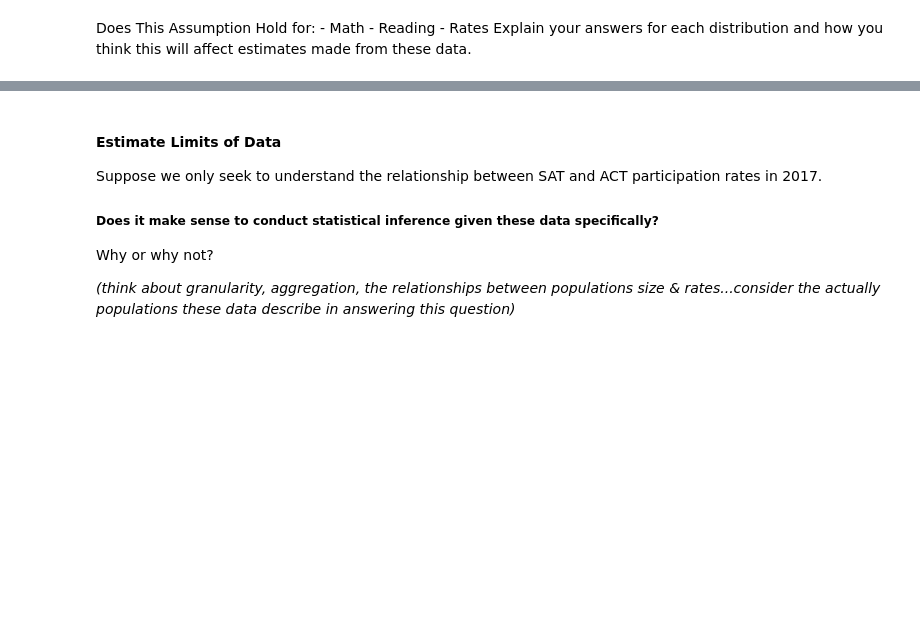
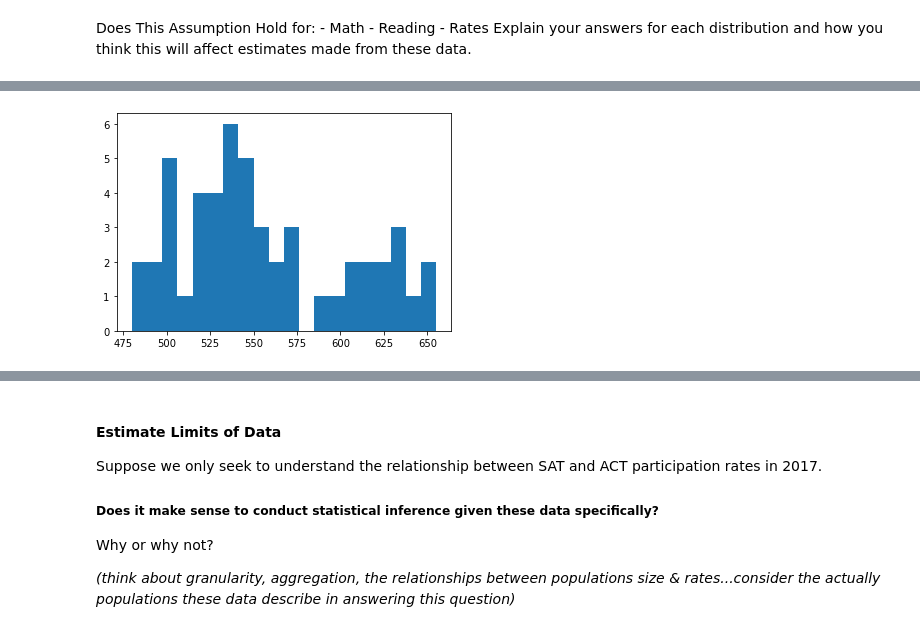
Before and after one commit to makkwokfai/dsiprojects, a Jupyter notebook: project_1/code/SAT & ACT Analysis.ipynb, the cells around one changed output, grey strips where cells are left out. Cells and saved outputs as stored; diff of their text form; code cells hidden in the pictures; blank space fills up the shorter version.

```diff
--- a/project_1/code/SAT & ACT Analysis.ipynb
+++ b/project_1/code/SAT & ACT Analysis.ipynb
@@ -1329,0 +1343,5 @@ Answer:
+# %%
+# Checking the SAT math result in 2018
+plt.hist(final.sat_math_2018,bins = 20);
+# %% [output]
+[figure, added]
```
Also changed, not shown: parts of 34 cells of this notebook, 1 other file.
